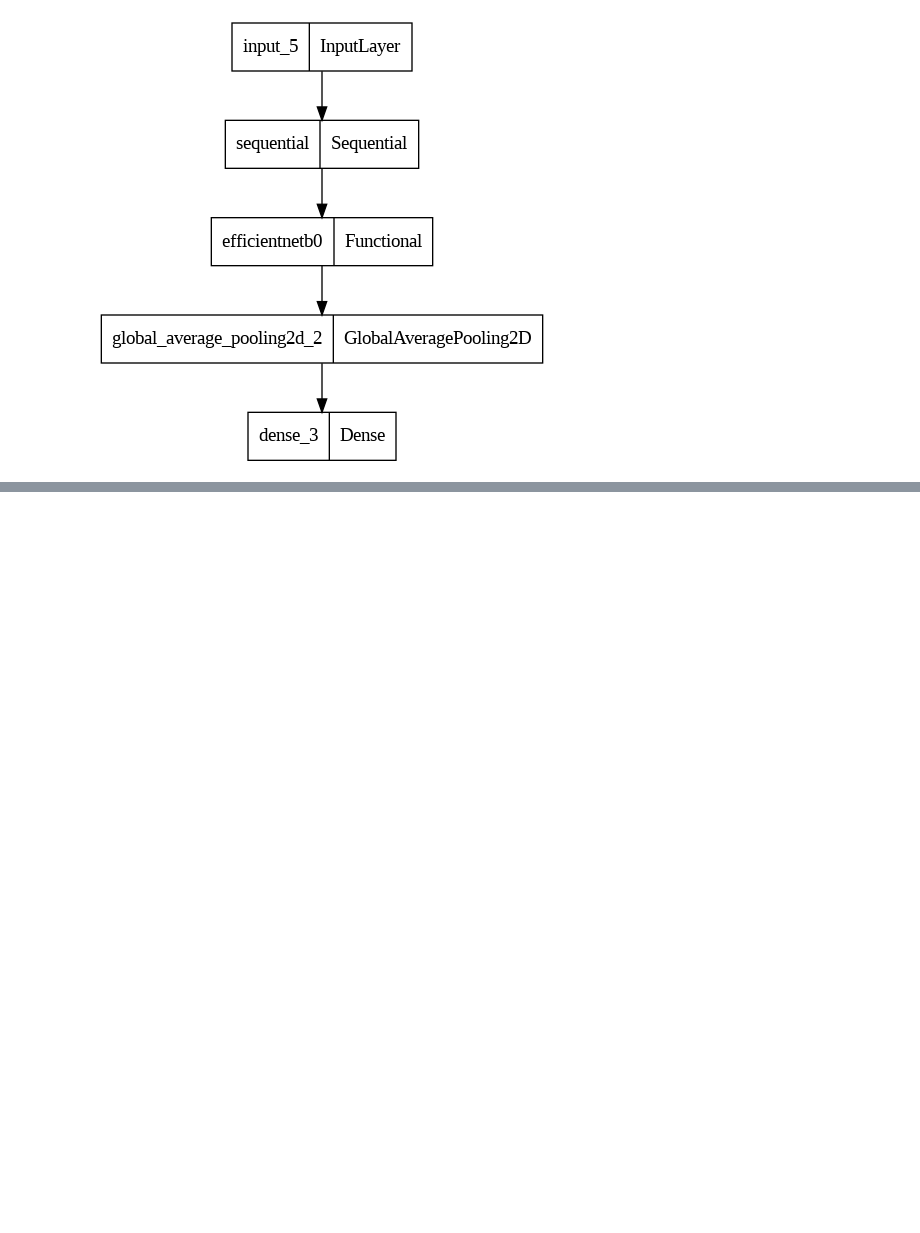
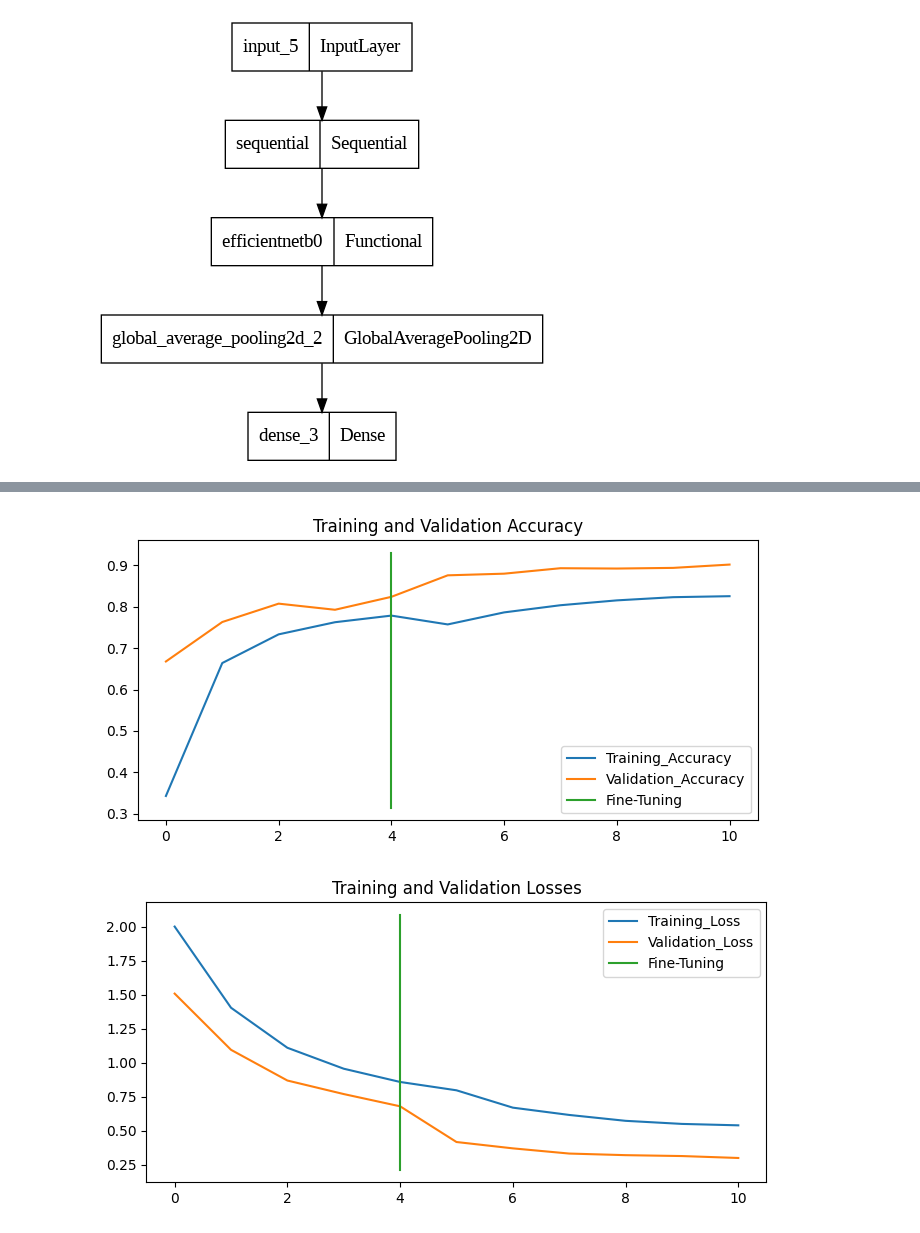
Before and after one commit to SajjaPremsai/TensorFlow, a Jupyter notebook: FineTuning.ipynb, the cells around one changed output, grey strips where cells are left out. Cells and saved outputs as stored; diff of their text form; code cells hidden in the pictures; blank space fills up the shorter version.

```diff
--- a/FineTuning.ipynb
+++ b/FineTuning.ipynb
@@ -599,0 +802,11 @@ plot_loss_curves(model_history)
+# %%
+import tensorflow as tf
+
+train_data_all = tf.keras.preprocessing.image_dataset_from_directory(train_dir_all_data,
+                                                                 image_size=(224,224),
+                                                                 batch_size=32,
+                                                                 label_mode="categorical")
+test_data = tf.keras.preprocessing.image_dataset_from_directory(test_data,
+                                                                 image_size=(224,224),
+                                                                 batch_size=32,
+                                                                 label_mode="categorical")
@@ -599,0 +816,18 @@ plot_loss_curves(model_history)
+# %%
+main_model = tf.keras.applications.EfficientNetV2B0(include_top=False)
+main_model.trainable = False
+input_layer = tf.keras.layers.Input(shape=(224,224,3),name="Input_Layer")
+x = Data_augmentation(input_layer)
+x = main_model(x,training=False)
+x = tf.keras.layers.GlobalAveragePooling2D()(x)
+output_layers = tf.keras.layers.Dense(10,activation="softmax") (x)
+model_3 = tf.keras.Model(input_layer,output_layers)
+# %%
+model_3.compile(loss=tf.keras.losses.categorical_crossentropy,
+                optimizer=tf.keras.optimizers.Adam(),
+                metrics=["accuracy"])
+history_3 = model_3.fit(ten_percent_train_data,
+            epochs=5,
+            steps_per_epoch=len(ten_percent_train_data),
+            validation_data=test_data,
+            validation_steps=int(0.25 * len(test_data)))
@@ -599,0 +913,7 @@ plot_loss_curves(model_history)
+# %%
+fine_tune_history_model_3 = model_3.fit(train_data_all,
+                                epochs=10,
+                                steps_per_epoch=len(train_data_all),
+                                validation_data=test_data,
+                                validation_steps=len(test_data),
+                                initial_epoch=history_3.epoch[-1])
@@ -599,0 +933,5 @@ plot_loss_curves(model_history)
+# %%
+compare_the_results(history_3,fine_tune_history_model_3)
+# %% [output]
+[figure, added]
+[figure, added]
```
Also changed, not shown: parts of 49 cells of this notebook.
